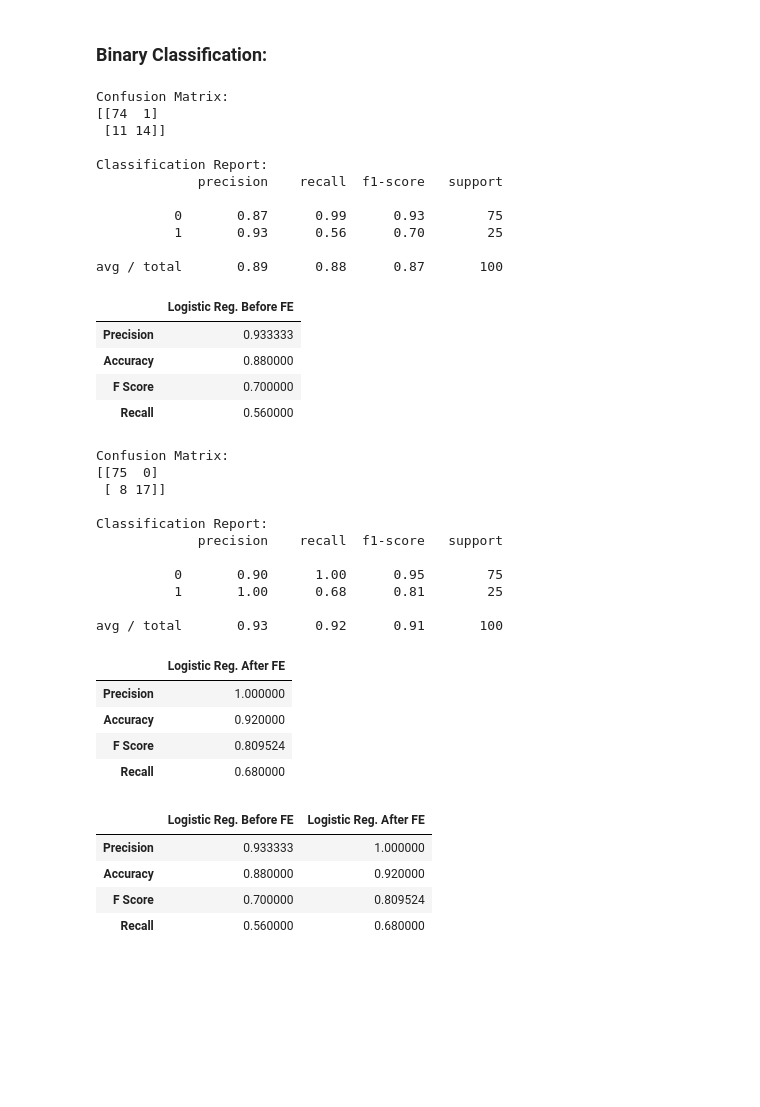
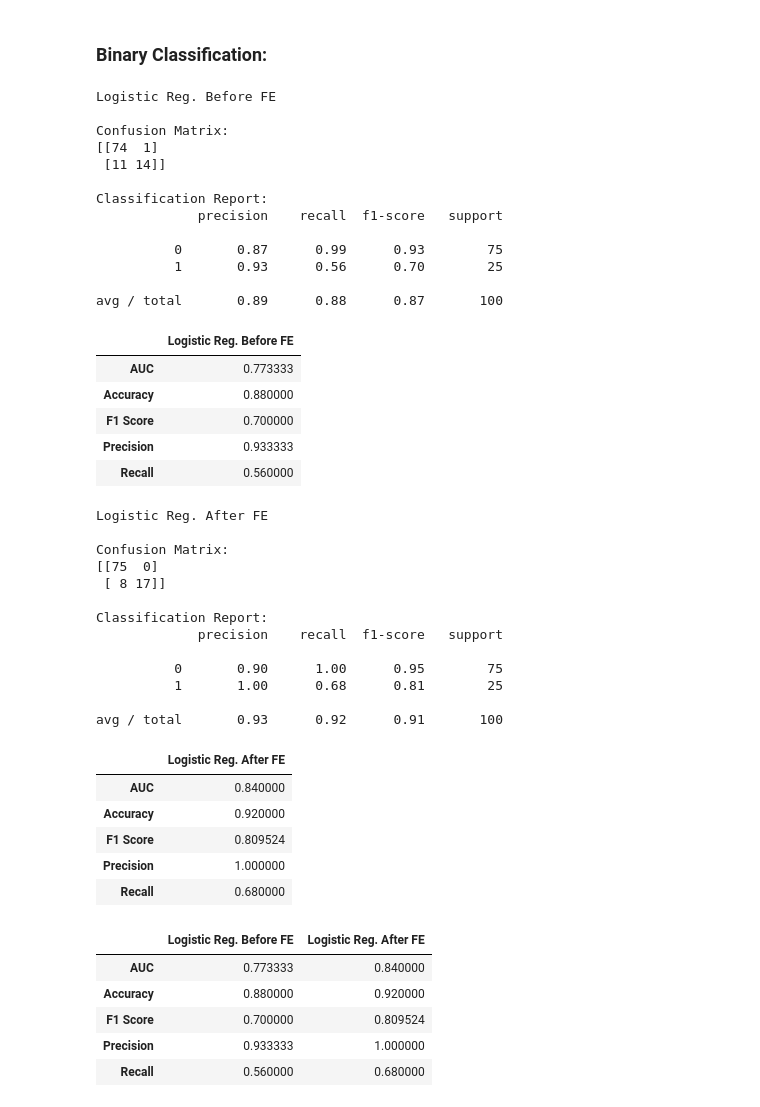
Before and after one commit to Samimust/predictive-maintenance, a Jupyter notebook: Features Engineering and Selection.ipynb, the cells around one changed output. Cells and saved outputs as stored; diff of their text form; code cells hidden in the pictures; blank space fills up the shorter version.

Commit message:
added binary and multi-class classification

```diff
--- a/Features Engineering and Selection.ipynb
+++ b/Features Engineering and Selection.ipynb
@@ -752,9 +752,10 @@ def get_bincalass_metrics(model, actual, predicted):
     """
     binclass_metrics = {
                         'Accuracy' : metrics.accuracy_score(actual, predicted),
-                        'F Score' : metrics.f1_score(actual, predicted),
                         'Precision' : metrics.precision_score(actual, predicted),
-                        'Recall' : metrics.recall_score(actual, predicted)
+                        'Recall' : metrics.recall_score(actual, predicted),
+                        'F1 Score' : metrics.f1_score(actual, predicted),
+                        'AUC' : metrics.roc_auc_score(actual, predicted)
                    }
 
     #return binclass_metrics
@@ -770,10 +771,24 @@ features_bfe = ['setting1','setting2','setting3','s1','s2','s3','s4','s5','s6','
 
 features_afe = ['setting1', 'setting2', 'setting3', 's1', 's2', 's3', 's4', 's5', 's6', 's7', 's8', 's9', 's10', 's11', 's12', 's13', 's14', 's15', 's16', 's17', 's18', 's19', 's20', 's21', 'av1', 'av2', 'av3', 'av4', 'av5', 'av6', 'av7', 'av8', 'av9', 'av10', 'av11', 'av12', 'av13', 'av14', 'av15', 'av16', 'av17', 'av18', 'av19', 'av20', 'av21', 'sd1', 'sd2', 'sd3', 'sd4', 'sd5', 'sd6', 'sd7', 'sd8', 'sd9', 'sd10', 'sd11', 'sd12', 'sd13', 'sd14', 'sd15', 'sd16', 'sd17', 'sd18', 'sd19', 'sd20', 'sd21']
 # %%
-def do_binary_classification(model, clfr, Xtrain, ytrain, Xtest, ytest):
+def do_binary_classification(model, clfr, features):
+
+    Xtrain = df_train_fin[features]
+    ytrain = y_train_bnc
+
+    Xtest = df_test_fin[features]
+    ytest = y_test_bnc
+
     clfr.fit(Xtrain, ytrain)
     ypred = clfr.predict(Xtest)
     df_metrics = get_bincalass_metrics(model, ytest, ypred)
+
+    print(model,'\n')
+    print('Confusion Matrix:')
+    print(metrics.confusion_matrix(ytest, ypred))
+    print('\nClassification Report:')
+    print(metrics.classification_report(ytest, ypred))
+
     return df_metrics, ypred
 # %%
 # try logistic regression
@@ -782,16 +797,12 @@ clf = linear_model.LogisticRegression(C=1.0, solver='lbfgs', random_state=123, n
 # %%
 # use original features -- before feature engineering
 
-df_logreg_bfe, y_pred = do_binary_classification('Logistic Reg. Before FE', clf, df_train_fin[features_bfe], y_train_bnc, df_test_fin[features_bfe], y_test_bnc)
+df_logreg_bfe, y_pred = do_binary_classification('Logistic Reg. Before FE', clf, features_bfe)
 
-print('Confusion Matrix:')
-print(confusion_matrix(y_test_bnc, y_pred))
-
-print('\nClassification Report:')
-print(classification_report(y_test_bnc, y_pred))
-
-df_logreg_bfe
+df_logreg_bfe.sort_index()
 # %% [output]
+Logistic Reg. Before FE
+
 Confusion Matrix:
 [[74  1]
  [11 14]]
@@ -804,23 +815,20 @@ Classification Report:
 
 avg / total       0.89      0.88      0.87       100
 |  | Logistic Reg. Before FE |
+| AUC | 0.773333 |
+| Accuracy | 0.880000 |
+| F1 Score | 0.700000 |
 | Precision | 0.933333 |
-| Accuracy | 0.880000 |
-| F Score | 0.700000 |
 | Recall | 0.560000 |
 # %%
 # use original features + new features after feature engineering
 
-df_logreg_afe, y_pred = do_binary_classification('Logistic Reg. After FE', clf, df_train_fin[features_afe], y_train_bnc, df_test_fin[features_afe], y_test_bnc)
+df_logreg_afe, y_pred = do_binary_classification('Logistic Reg. After FE', clf, features_afe)
 
-print('Confusion Matrix:')
-print(confusion_matrix(y_test_bnc, y_pred))
-
-print('\nClassification Report:')
-print(classification_report(y_test_bnc, y_pred))
-
-df_logreg_afe
+df_logreg_afe.sort_index()
 # %% [output]
+Logistic Reg. After FE
+
 Confusion Matrix:
 [[75  0]
  [ 8 17]]
@@ -833,16 +841,18 @@ Classification Report:
 
 avg / total       0.93      0.92      0.91       100
 |  | Logistic Reg. After FE |
+| AUC | 0.840000 |
+| Accuracy | 0.920000 |
+| F1 Score | 0.809524 |
 | Precision | 1.000000 |
-| Accuracy | 0.920000 |
-| F Score | 0.809524 |
 | Recall | 0.680000 |
 # %%
 logreg_metrics = pd.concat([df_logreg_bfe, df_logreg_afe], axis=1)
-logreg_metrics
+logreg_metrics.sort_index()
 # %% [output]
 |  | Logistic Reg. Before FE | Logistic Reg. After FE |
+| AUC | 0.773333 | 0.840000 |
+| Accuracy | 0.880000 | 0.920000 |
+| F1 Score | 0.700000 | 0.809524 |
 | Precision | 0.933333 | 1.000000 |
-| Accuracy | 0.880000 | 0.920000 |
-| F Score | 0.700000 | 0.809524 |
 | Recall | 0.560000 | 0.680000 |
```
Also changed, not shown: parts of 56 cells of this notebook.
